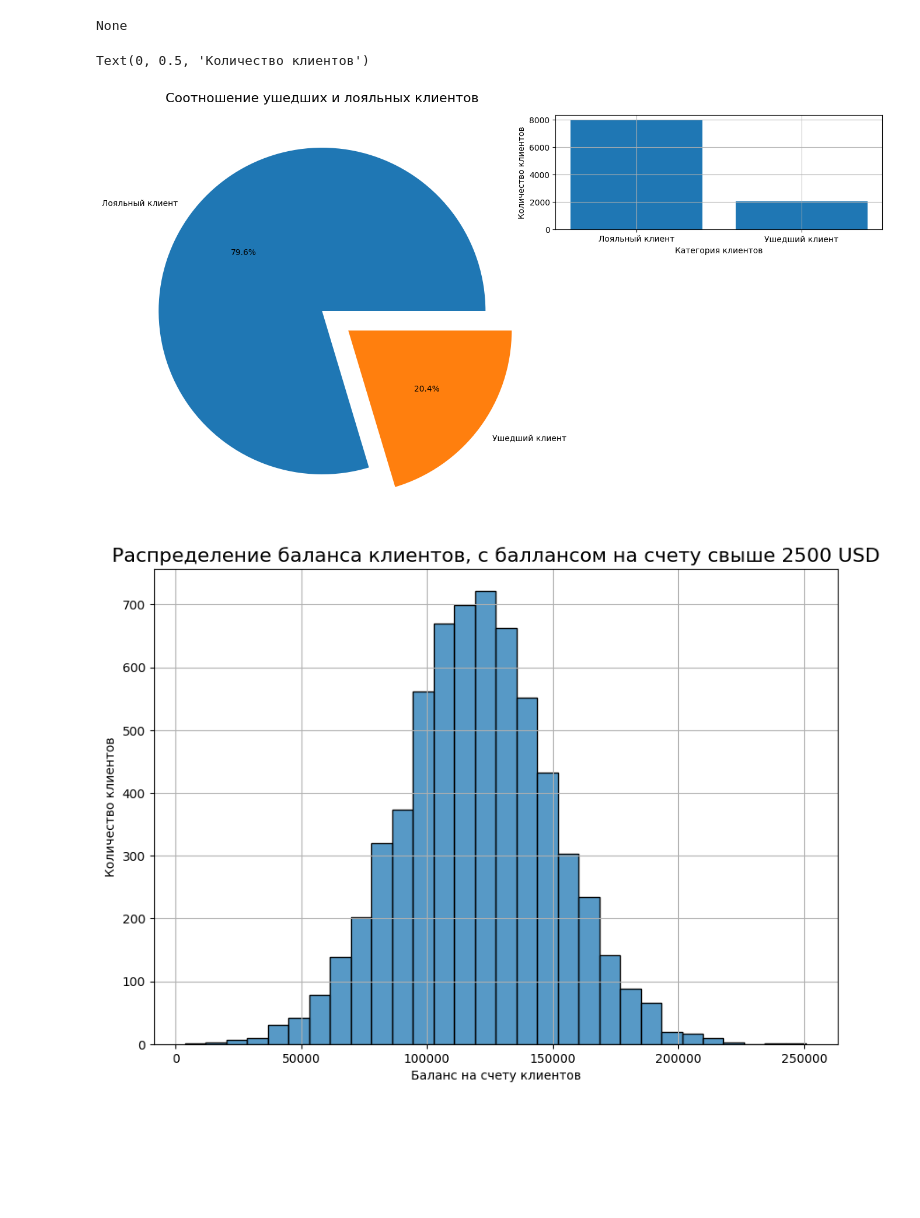
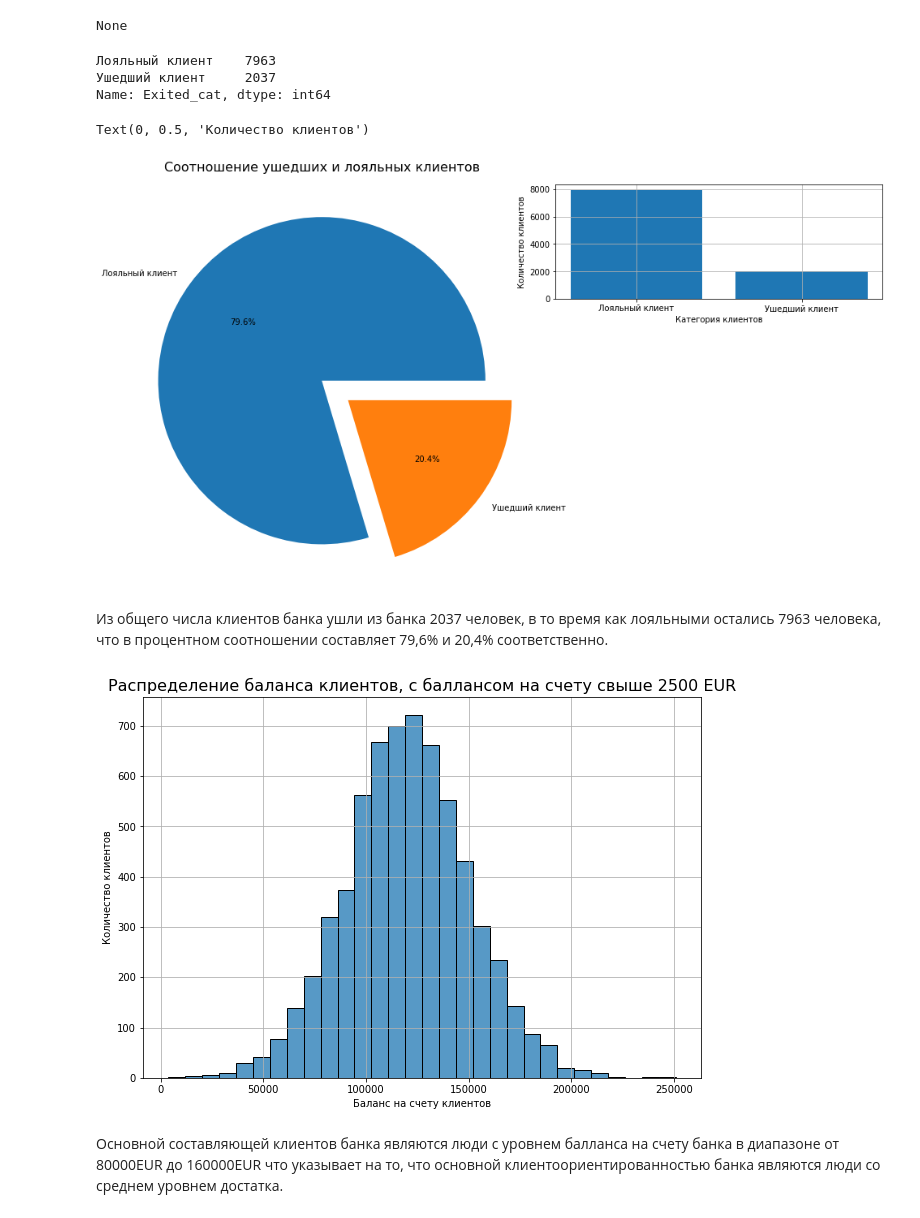
Before and after one commit to PavelALA/granit, a Jupyter notebook: DataScience/Блок1/Module Python13. Визуализация данных/Unit 9. Закрепление знаний.ipynb, the cells around one changed output. Drawn from its saved outputs; the diff is of its cells as text; code cells hidden in the pictures; blank space fills up the shorter version.

```diff
--- a/DataScience/Блок1/Module Python13. Визуализация данных/Unit 9. Закрепление знаний.ipynb
+++ b/DataScience/Блок1/Module Python13. Визуализация данных/Unit 9. Закрепление знаний.ipynb
@@ -106,7 +106,7 @@ from turtle import width
 
 
 exited_combinations = churn_df['Exited_cat'].value_counts()
-exited_combinations
+display(exited_combinations)
 
 fig = plt.figure(figsize=(20,7))
 pieplot = fig.add_axes([0,0,1,1])
@@ -126,23 +126,30 @@ barplot.grid(True)
 barplot.set_xlabel('Категория клиентов')
 barplot.set_ylabel('Количество клиентов')
 # %% [output]
-Text(0, 0.5, 'Количество клиентов')
+Лояльный клиент    7963
+Ушедший клиент     2037
+Name: Exited_cat, dtype: int64
+Text(0, 0.5, 'Количество клиентов')
 [figure]
+# %% [markdown]
+Из общего числа клиентов банка ушли из банка 2037 человек, в то время как лояльными остались 7963 человека, что в процентном соотношении составляет 79,6% и 20,4% соответственно.
 # %%
 histogramm_data = churn_df[churn_df['Balance']>2500]
 
 fig = plt.figure(figsize=(10,7))
 histogramm = sns.histplot(
     data=histogramm_data,
     x='Balance',
     bins = 30
 )
-histogramm.set_title('Распределение баланса клиентов, с баллансом на счету свыше 2500 USD',fontsize =16)
+histogramm.set_title('Распределение баланса клиентов, с баллансом на счету свыше 2500 EUR',fontsize =16)
 histogramm.set_xlabel('Баланс на счету клиентов')
 histogramm.set_ylabel('Количество клиентов')
 histogramm.grid()
 # %% [output]
-[figure, old version]
+[figure, new version]
+# %% [markdown]
+Основной составляющей клиентов банка являются люди с уровнем балланса на счету банка в диапазоне от 80000EUR до 160000EUR что указывает на то, что основной клиентоориентированностью банка являются люди со среднем уровнем достатка.
 # %%
 fig = px.box(
     data_frame=churn_df,
```
Also changed, not shown: parts of 10 cells of this notebook.
